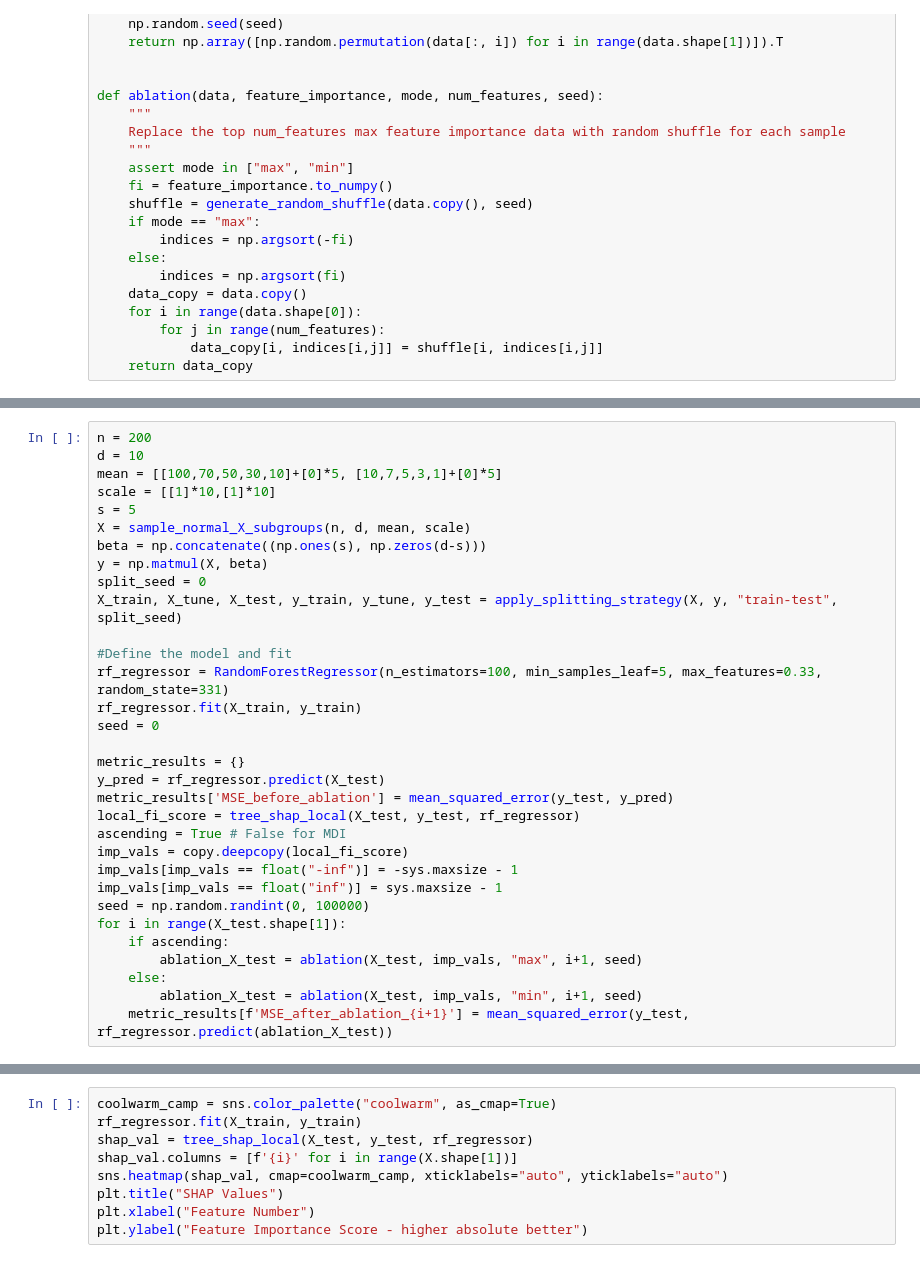
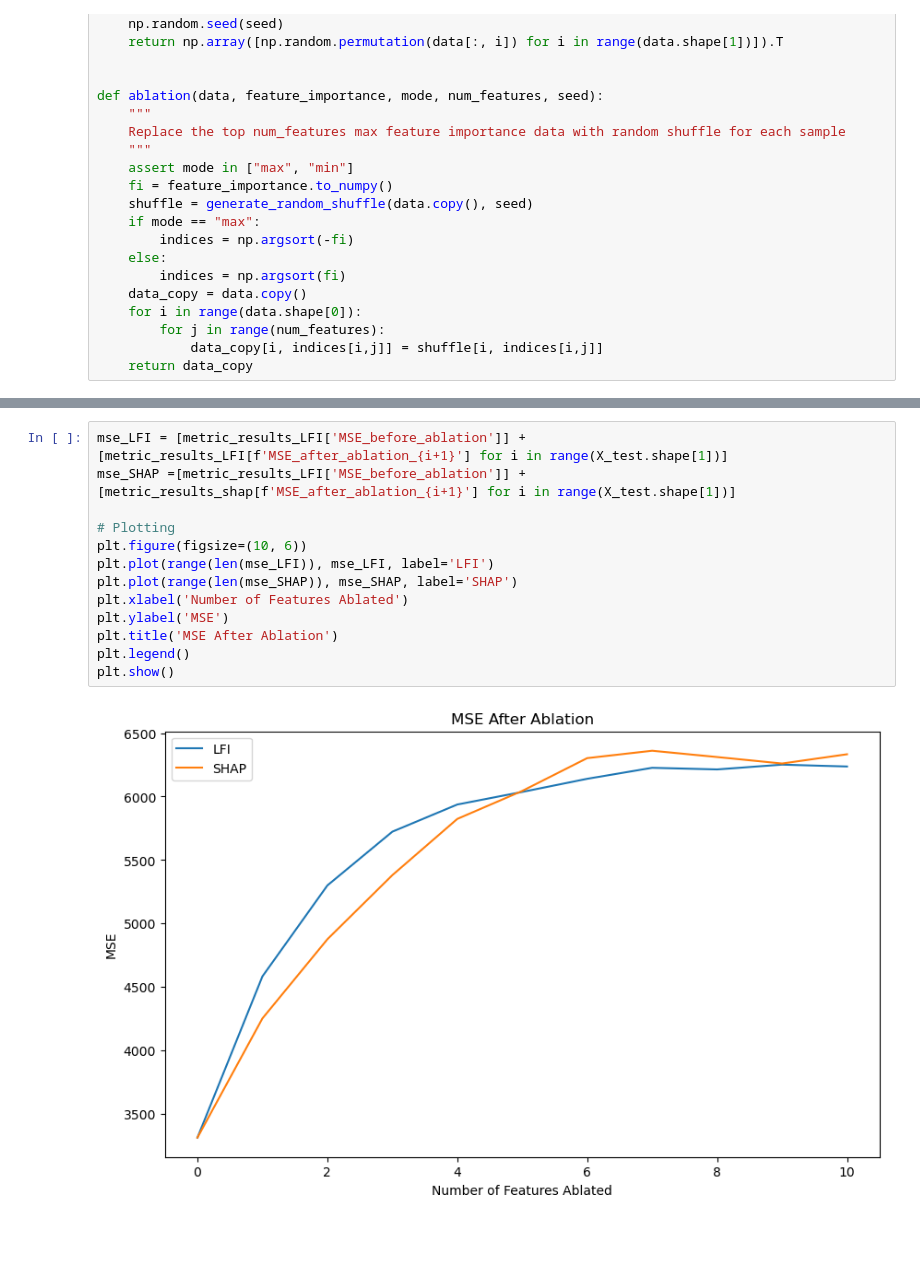
Before and after one commit to Yu-Group/imodels-experiments, a Jupyter notebook: feature_importance/ablation_demo.ipynb, the cells around one changed output, grey strips where cells are left out. Cells and saved outputs as stored; diff of their text form; blank space fills up the shorter version.

```diff
--- a/feature_importance/ablation_demo.ipynb
+++ b/feature_importance/ablation_demo.ipynb
@@ -379,32 +209,0 @@ plt.show()
-# %%
-n = 200
-d = 10
-mean = [[100,70,50,30,10]+[0]*5, [10,7,5,3,1]+[0]*5]
-scale = [[1]*10,[1]*10]
-s = 5
-X = sample_normal_X_subgroups(n, d, mean, scale)
-beta = np.concatenate((np.ones(s), np.zeros(d-s)))
-y = np.matmul(X, beta)
-split_seed = 0
-X_train, X_tune, X_test, y_train, y_tune, y_test = apply_splitting_strategy(X, y, "train-test", split_seed)
-
-#Define the model and fit
-rf_regressor = RandomForestRegressor(n_estimators=100, min_samples_leaf=5, max_features=0.33, random_state=331)
-rf_regressor.fit(X_train, y_train)
-seed = 0
-
-metric_results = {}
-y_pred = rf_regressor.predict(X_test)
-metric_results['MSE_before_ablation'] = mean_squared_error(y_test, y_pred)
-local_fi_score = tree_shap_local(X_test, y_test, rf_regressor)
-ascending = True # False for MDI
-imp_vals = copy.deepcopy(local_fi_score)
-imp_vals[imp_vals == float("-inf")] = -sys.maxsize - 1
-imp_vals[imp_vals == float("inf")] = sys.maxsize - 1
-seed = np.random.randint(0, 100000)
-for i in range(X_test.shape[1]):
-    if ascending:
-        ablation_X_test = ablation(X_test, imp_vals, "max", i+1, seed)
-    else:
-        ablation_X_test = ablation(X_test, imp_vals, "min", i+1, seed)
-    metric_results[f'MSE_after_ablation_{i+1}'] = mean_squared_error(y_test, rf_regressor.predict(ablation_X_test))
@@ -419,9 +210,15 @@ plt.show()
-# %%
-coolwarm_camp = sns.color_palette("coolwarm", as_cmap=True)
-rf_regressor.fit(X_train, y_train)
-shap_val = tree_shap_local(X_test, y_test, rf_regressor)
-shap_val.columns = [f'{i}' for i in range(X.shape[1])]
-sns.heatmap(shap_val, cmap=coolwarm_camp, xticklabels="auto", yticklabels="auto")
-plt.title("SHAP Values")
-plt.xlabel("Feature Number")
-plt.ylabel("Feature Importance Score - higher absolute better")
+# %%
+mse_LFI = [metric_results_LFI['MSE_before_ablation']] + [metric_results_LFI[f'MSE_after_ablation_{i+1}'] for i in range(X_test.shape[1])]
+mse_SHAP =[metric_results_LFI['MSE_before_ablation']] + [metric_results_shap[f'MSE_after_ablation_{i+1}'] for i in range(X_test.shape[1])]
+
+# Plotting
+plt.figure(figsize=(10, 6))
+plt.plot(range(len(mse_LFI)), mse_LFI, label='LFI')
+plt.plot(range(len(mse_SHAP)), mse_SHAP, label='SHAP')
+plt.xlabel('Number of Features Ablated')
+plt.ylabel('MSE')
+plt.title('MSE After Ablation')
+plt.legend()
+plt.show()
+# %% [output]
+[figure, added]
```
Also changed, not shown: parts of 30 cells of this notebook, 5 other files.
